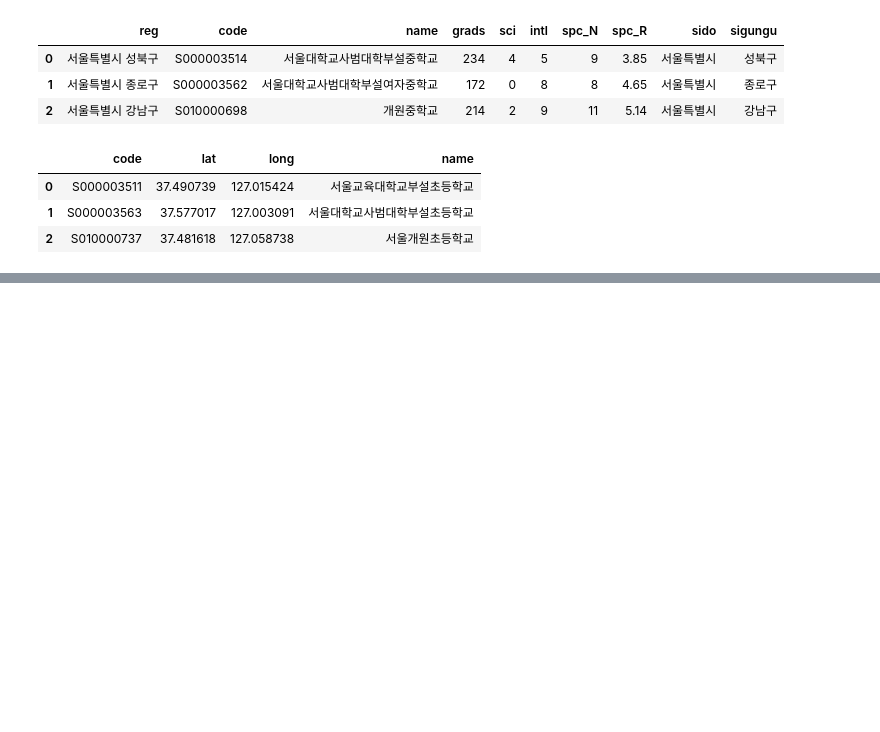
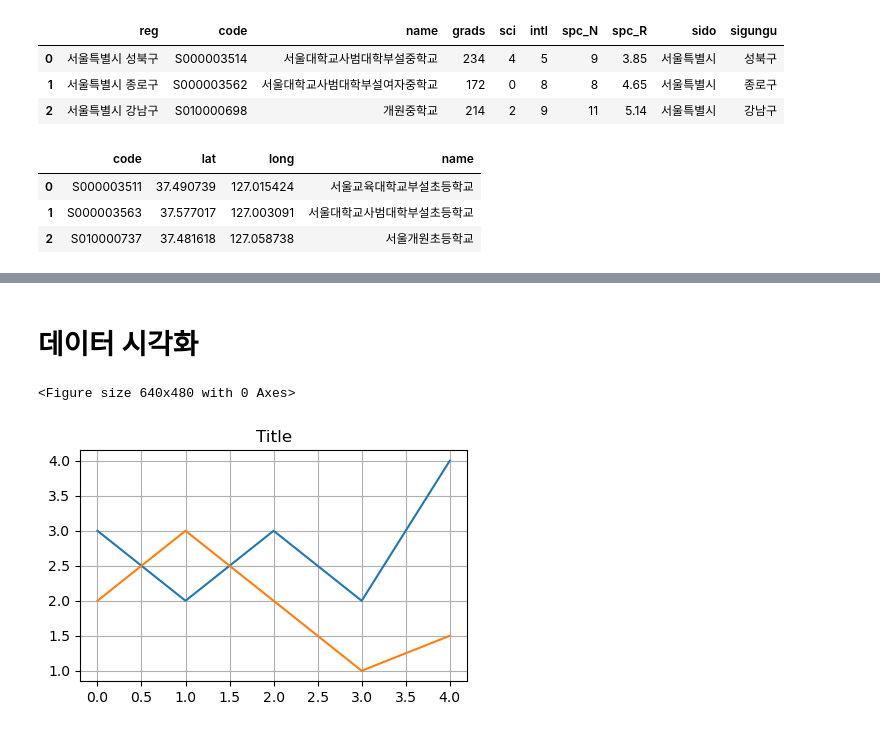
Before and after one commit to Silvercastle/HDAT, a Jupyter notebook: BSJ/현대엔지비_데이터분석/JupyterNotebook/python data day1.ipynb, the cells around one changed output, grey strips where cells are left out. Drawn from its saved outputs; the diff is of its cells as text; code cells hidden in the pictures; blank space fills up the shorter version.

```diff
--- a/BSJ/현대엔지비_데이터분석/JupyterNotebook/python data day1.ipynb
+++ b/BSJ/현대엔지비_데이터분석/JupyterNotebook/python data day1.ipynb
@@ -868,2 +1032,4 @@ total_df = pd.merge( grad_df, school_inform2, left_on='code', right_on='code', h
 # %%
 total_df.to_excel( r'학군연습.xlsx', index=False )
+# %% [markdown]
+# 데이터 시각화
@@ -869,0 +1054,23 @@ total_df.to_excel( r'학군연습.xlsx', index=False )
+# %%
+# 시각화 기본 폼
+plt.figure() # 시작점
+
+# 핵심적인 데이터 시각화
+# 다양한 옵션들
+
+plt.show()   # 종료, 마침표
+# %% [output]
+<Figure size 640x480 with 0 Axes>
+# %%
+# 아래 코드를 이용해서 시각화를 예쁘게 해줘 - ChatGPT 활용
+plt.figure( figsize=(5,3) ) # 시작점
+
+plt.title('Title')
+plt.grid(':')
+
+plt.plot( [3,2,3,2,4], label='line 1' )
+plt.plot( [2,3,2,1,1.5], label='line 2' )
+
+plt.show()                  # 마침표
+# %% [output]
+[figure, added]
```
Also changed, not shown: parts of 55 cells of this notebook, 46 other files.
